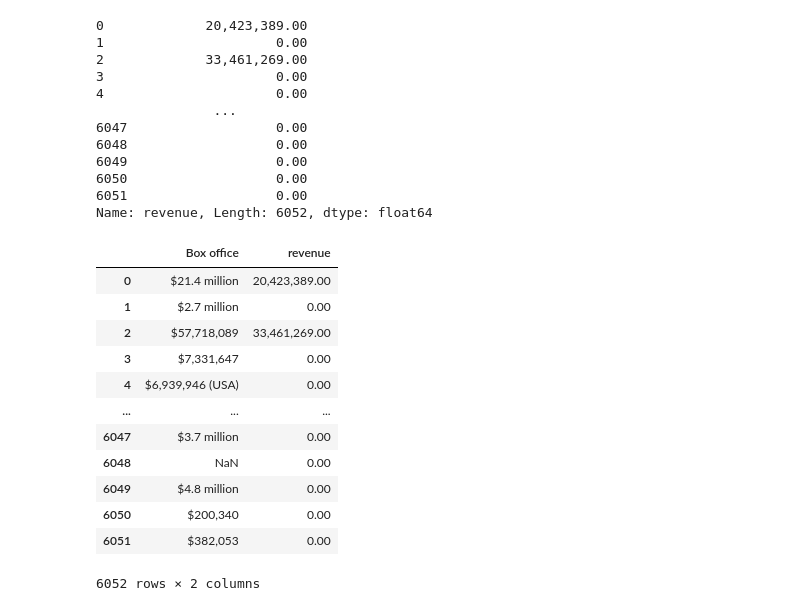
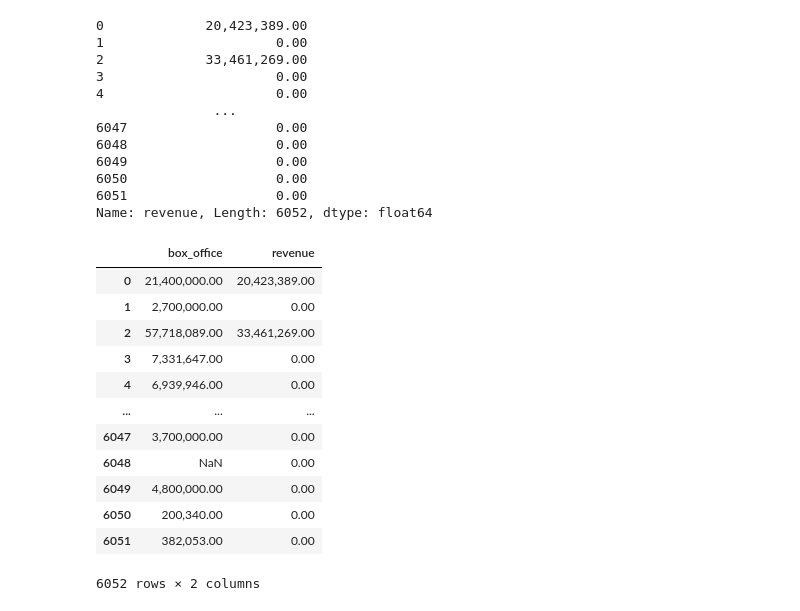
Before and after one commit to rajimuth/ETL-movies, a Jupyter notebook: amazing prime movies.ipynb, the cells around one changed output. Cells and saved outputs as stored; diff of their text form; code cells hidden in the pictures.

```diff
--- a/amazing prime movies.ipynb
+++ b/amazing prime movies.ipynb
@@ -1042,5 +1040,5 @@ release_date.str.extract(f'({date_form_one}|{date_form_two}|{date_form_three}|{d
 7001 rows × 1 columns
 # %%
 # use the built-in to_datetime() method in Pandas TO CONVERT THE DATE TYPE/PARSE THE DATES
-wiki_movies_df['release_date'] = pd.to_datetime(release_date.str.extract(f'({date_form_one}|{date_form_two}|{date_form_three}|{date_form_four})')[0], infer_datetime_format=True)
+wiki_movies_df['Release_date'] = pd.to_datetime(release_date.str.extract(f'({date_form_one}|{date_form_two}|{date_form_three}|{date_form_four})')[0], infer_datetime_format=True)
 # %%
@@ -1224,7 +1222,7 @@ kaggle_metadata['video'] = kaggle_metadata['video'] == 'True'
 # %%
 # For the numeric columns, se the to_numeric() method from Pandas.
 # errors= argument is set to 'raise', so we'll know if there's any data that can't be converted to numbers.
-kaggle_metadata['budget'] = kaggle_metadata['budget'].astype(int)
+kaggle_metadata['Budget'] = kaggle_metadata['budget'].astype(int)
 kaggle_metadata['id'] = pd.to_numeric(kaggle_metadata['id'], errors='raise')
 kaggle_metadata['popularity'] = pd.to_numeric(kaggle_metadata['popularity'], errors='raise')
 # %%
@@ -1453,18 +1492,18 @@ movies_df['revenue']
 6051                   0.00
 Name: revenue, Length: 6052, dtype: float64
 # %%
-movies_df[['Box office','revenue']]
+movies_df[['box_office','revenue']]
 # %% [output]
-|  | Box office | revenue |
-| 0 | $21.4 million | 20,423,389.00 |
-| 1 | $2.7 million | 0.00 |
-| 2 | $57,718,089 | 33,461,269.00 |
-| 3 | $7,331,647 | 0.00 |
-| 4 | $6,939,946 (USA) | 0.00 |
+|  | box_office | revenue |
+| 0 | 21,400,000.00 | 20,423,389.00 |
+| 1 | 2,700,000.00 | 0.00 |
+| 2 | 57,718,089.00 | 33,461,269.00 |
+| 3 | 7,331,647.00 | 0.00 |
+| 4 | 6,939,946.00 | 0.00 |
 | ... | ... | ... |
-| 6047 | $3.7 million | 0.00 |
+| 6047 | 3,700,000.00 | 0.00 |
 | 6048 | NaN | 0.00 |
-| 6049 | $4.8 million | 0.00 |
-| 6050 | $200,340 | 0.00 |
-| 6051 | $382,053 | 0.00 |
+| 6049 | 4,800,000.00 | 0.00 |
+| 6050 | 200,340.00 | 0.00 |
+| 6051 | 382,053.00 | 0.00 |
 6052 rows × 2 columns
```
Also changed, not shown: parts of 66 cells of this notebook.
